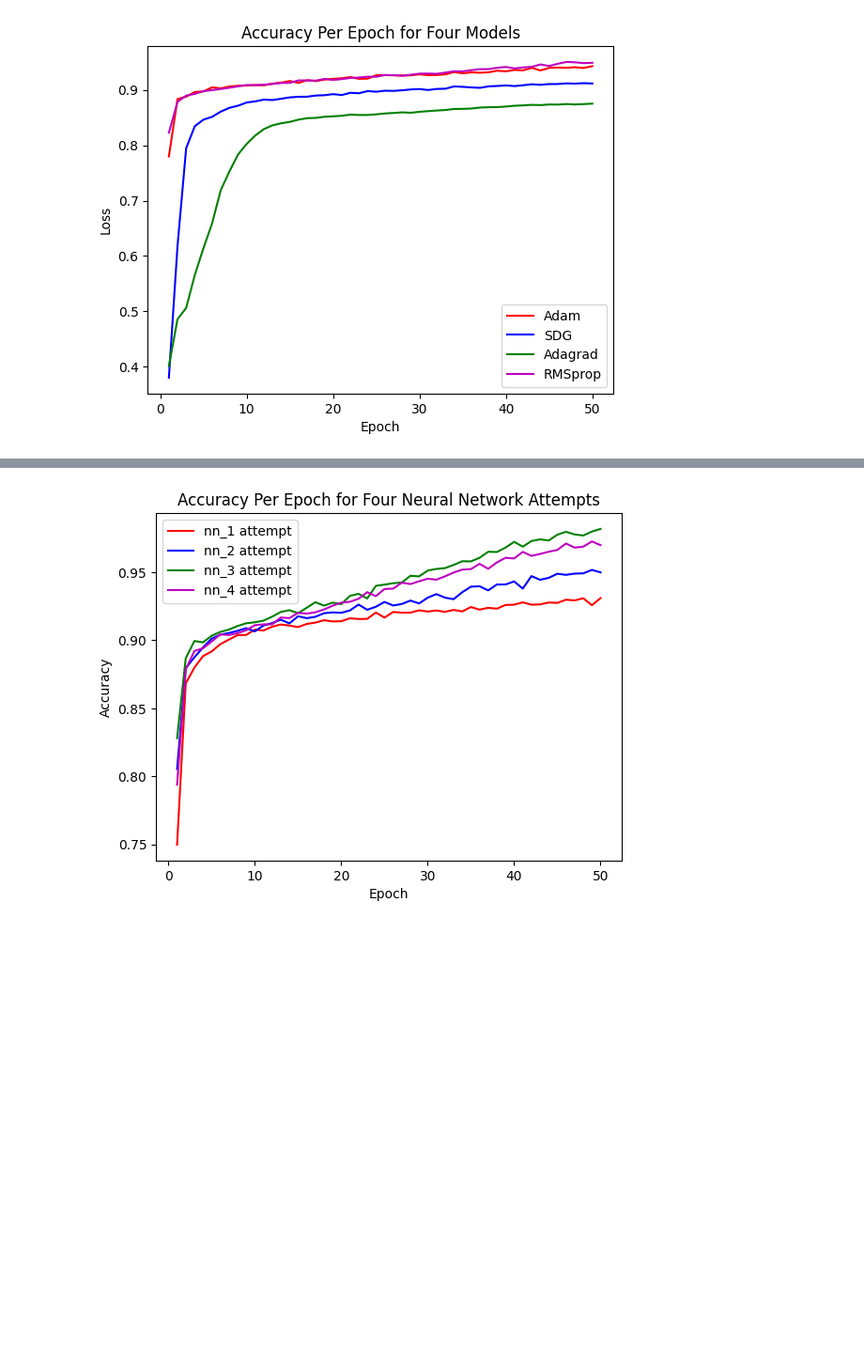
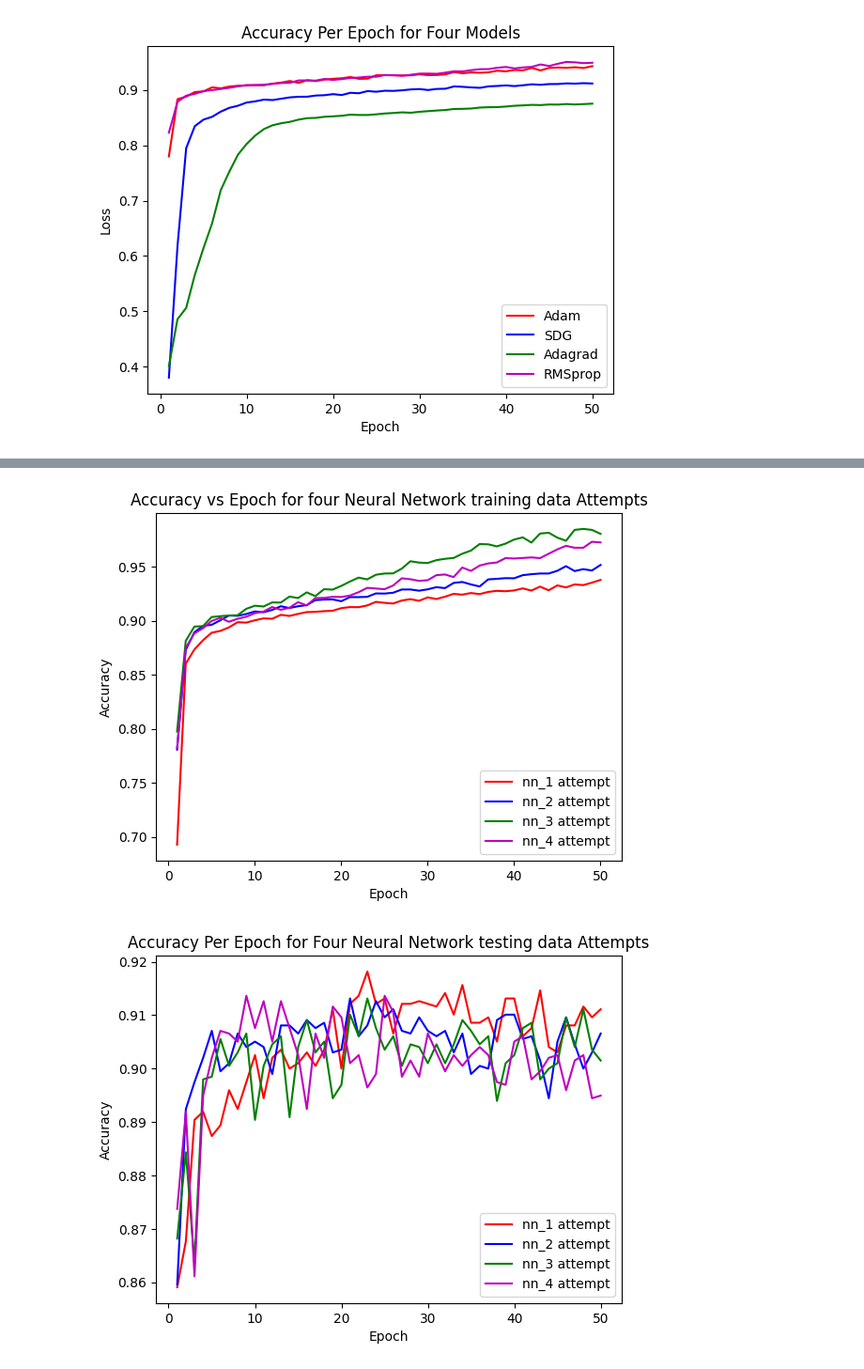
Before and after one commit to cassidyschul/weather_prediction, a Jupyter notebook: weather_classification_model_revised.ipynb, the cells around one changed output, grey strips where cells are left out. Shown at 94% size. Drawn from its saved outputs; the diff is of its cells as text; code cells hidden in the pictures; blank space fills up the shorter version.

```diff
--- a/weather_classification_model_revised.ipynb
+++ b/weather_classification_model_revised.ipynb
@@ -635,7 +639,7 @@ nn_model_3 = gen_model(units, activations_funcs, 18, 'adam')
 
 
 # Train the model
-fit_model = nn_model_3.fit(X_train, y_train, epochs=50)
+fit_model = nn_model_3.fit(X_train, y_train, epochs=50, validation_split=0.2)
 
 # Evaluate the model using the test data
 nn_model_3_losses = []
@@ -698,6 +702,8 @@ weighted avg       0.90      0.90      0.90      3300
 # %%
 nn_model_3_losses = fit_model.history['loss']
 nn_model_3_accuracy = fit_model.history['accuracy']
+nn_model_3_val_losses = fit_model.history['val_loss']
+nn_model_3_val_accuracy = fit_model.history['val_accuracy']
 # %%
 # Model Optimizer nn_4
 units = [32, 64, 128, 256]
@@ -706,7 +712,7 @@ nn_model_4 = gen_model(units, activations_funcs, 18, 'adam')
 
 
 # Train the model
-fit_model = nn_model_4.fit(X_train, y_train, epochs=50)
+fit_model = nn_model_4.fit(X_train, y_train, epochs=50, validation_split=0.2)
 
 # Evaluate the model using the test data
 nn_model_4_losses = []
@@ -769,21 +775,39 @@ weighted avg       0.90      0.90      0.90      3300
 # %%
 nn_model_4_losses = fit_model.history['loss']
 nn_model_4_accuracy = fit_model.history['accuracy']
+nn_model_4_val_losses = fit_model.history['val_loss']
+nn_model_4_val_accuracy = fit_model.history['val_accuracy']
 # %%
-# Plot accuracy for each neural network attempts
+# Plot accuracy for each neural network training and testing data attempts
 
+#nn training accuracy data
 epochs = range(1, len(nn_model_1_accuracy) + 1)
 
 plt.plot(epochs, nn_model_1_accuracy, 'r', label = 'nn_1 attempt')
 plt.plot(epochs, nn_model_2_accuracy, 'b', label = 'nn_2 attempt')
 plt.plot(epochs, nn_model_3_accuracy, 'g', label = 'nn_3 attempt')
 plt.plot(epochs, nn_model_4_accuracy, 'm', label = 'nn_4 attempt')
 
-plt.title('Accuracy Per Epoch for Four Neural Network Attempts')
+plt.title('Accuracy vs Epoch for four Neural Network training data Attempts')
 plt.xlabel('Epoch')
 plt.ylabel('Accuracy')
 plt.legend()
 plt.show()
+
+#nn testing accuracy data
+epochs = range(1, len(nn_model_1_accuracy) + 1)
+
+plt.plot(epochs, nn_model_1_val_accuracy, 'r', label = 'nn_1 attempt')
+plt.plot(epochs, nn_model_2_val_accuracy, 'b', label = 'nn_2 attempt')
+plt.plot(epochs, nn_model_3_val_accuracy, 'g', label = 'nn_3 attempt')
+plt.plot(epochs, nn_model_4_val_accuracy, 'm', label = 'nn_4 attempt')
+
+plt.title('Accuracy Per Epoch for Four Neural Network testing data Attempts')
+plt.xlabel('Epoch')
+plt.ylabel('Accuracy')
+plt.legend()
+plt.show()
 # %% [output]
-[figure, old version]
+[figure, new version]
+[figure, added]
 # %%
```
Also changed, not shown: parts of 11 cells of this notebook.
